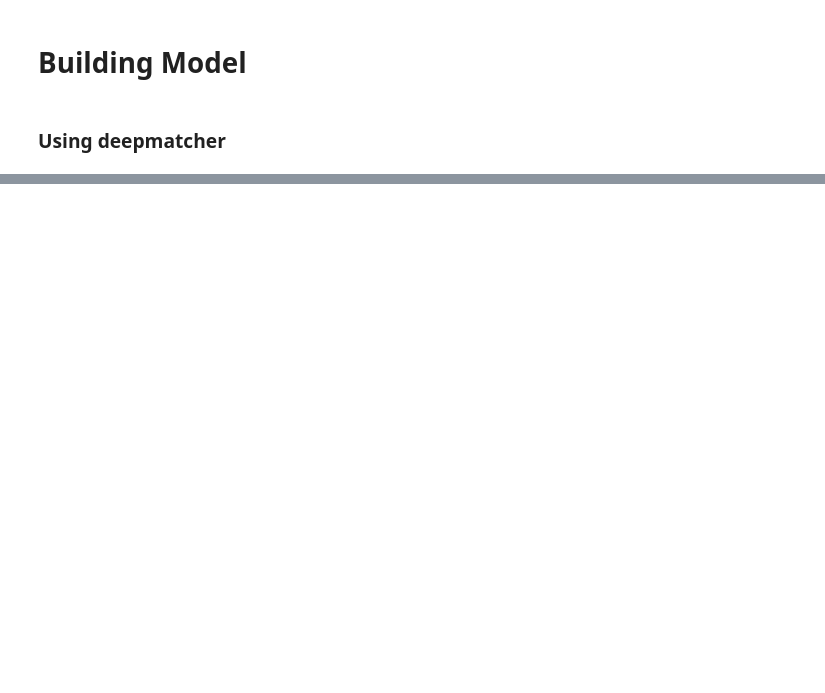
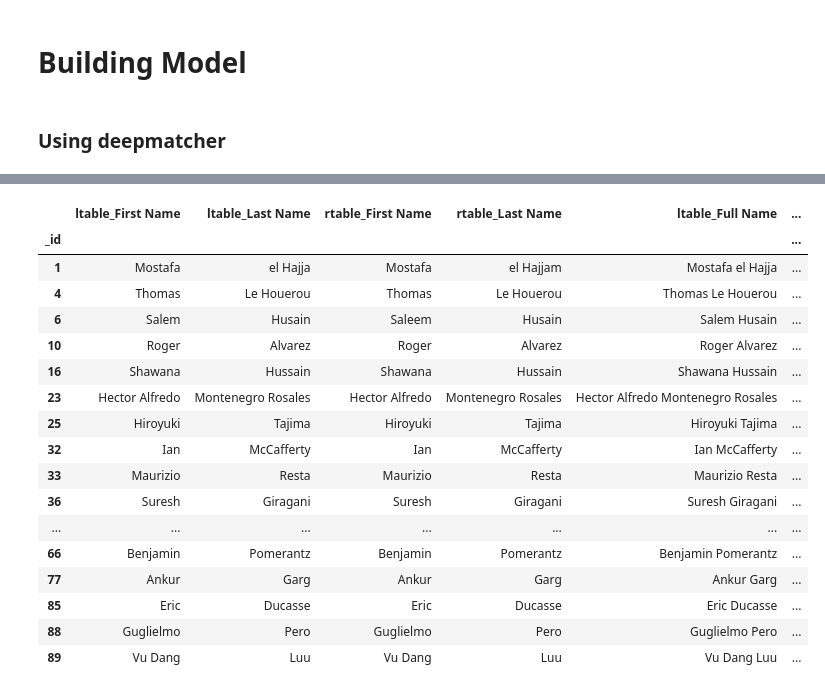
Before and after one commit to lidia-k/PatternX-Duplicate-Finder, a Jupyter notebook: notebook/DaNangML_demo.ipynb, the cells around one changed output, grey strips where cells are left out. Cells and saved outputs as stored; diff of their text form; code cells hidden in the pictures; blank space fills up the shorter version.

```diff
--- a/notebook/DaNangML_demo.ipynb
+++ b/notebook/DaNangML_demo.ipynb
@@ -553,0 +489,5 @@ tensor(99.8255)
+# %%
+candidate = dm.data.process_unlabeled(
+    path=os.path.join('../', 'data', 'new_data2.csv'),
+    trained_model=model,
+    ignore_columns=('ltable_id', 'rtable_id', 'label'))
@@ -553,0 +496,5 @@ tensor(99.8255)
+# %%
+predictions = model.run_prediction(candidate, output_attributes=list(candidate.get_raw_table().columns))
+predictions = predictions.rename(columns={"match_score":"confident"})
+threshold = 0.8
+predictions['is_matched'] = np.where(predictions['confident'] > threshold, 1, 0)
@@ -553,0 +505,21 @@ tensor(99.8255)
+# %%
+predictions.query("(is_matched == 1) ")[['ltable_First Name', 'ltable_Last Name', 'rtable_First Name', 'rtable_Last Name', 'ltable_Full Name', 'rtable_Full Name',  'confident', 'is_matched']].head(20)
+# %% [output]
+|  | ltable_First Name | ltable_Last Name | rtable_First Name | rtable_Last Name | ltable_Full Name | ... |
+| _id |  |  |  |  |  | ... |
+| 1 | Mostafa | el Hajja | Mostafa | el Hajjam | Mostafa el Hajja | ... |
+| 4 | Thomas | Le Houerou | Thomas | Le Houerou | Thomas Le Houerou | ... |
+| 6 | Salem | Husain | Saleem | Husain | Salem Husain | ... |
+| 10 | Roger | Alvarez | Roger | Alvarez | Roger Alvarez | ... |
+| 16 | Shawana | Hussain | Shawana | Hussain | Shawana Hussain | ... |
+| 23 | Hector Alfredo | Montenegro Rosales | Hector Alfredo | Montenegro Rosales | Hector Alfredo Montenegro Rosales | ... |
+| 25 | Hiroyuki | Tajima | Hiroyuki | Tajima | Hiroyuki Tajima | ... |
+| 32 | Ian | McCafferty | Ian | McCafferty | Ian McCafferty | ... |
+| 33 | Maurizio | Resta | Maurizio | Resta | Maurizio Resta | ... |
+| 36 | Suresh | Giragani | Suresh | Giragani | Suresh Giragani | ... |
+| ... | ... | ... | ... | ... | ... | ... |
+| 66 | Benjamin | Pomerantz | Benjamin | Pomerantz | Benjamin Pomerantz | ... |
+| 77 | Ankur | Garg | Ankur | Garg | Ankur Garg | ... |
+| 85 | Eric | Ducasse | Eric | Ducasse | Eric Ducasse | ... |
+| 88 | Guglielmo | Pero | Guglielmo | Pero | Guglielmo Pero | ... |
+| 89 | Vu Dang | Luu | Vu Dang | Luu | Vu Dang Luu | ... |
```
Also changed, not shown: parts of 37 cells of this notebook.
